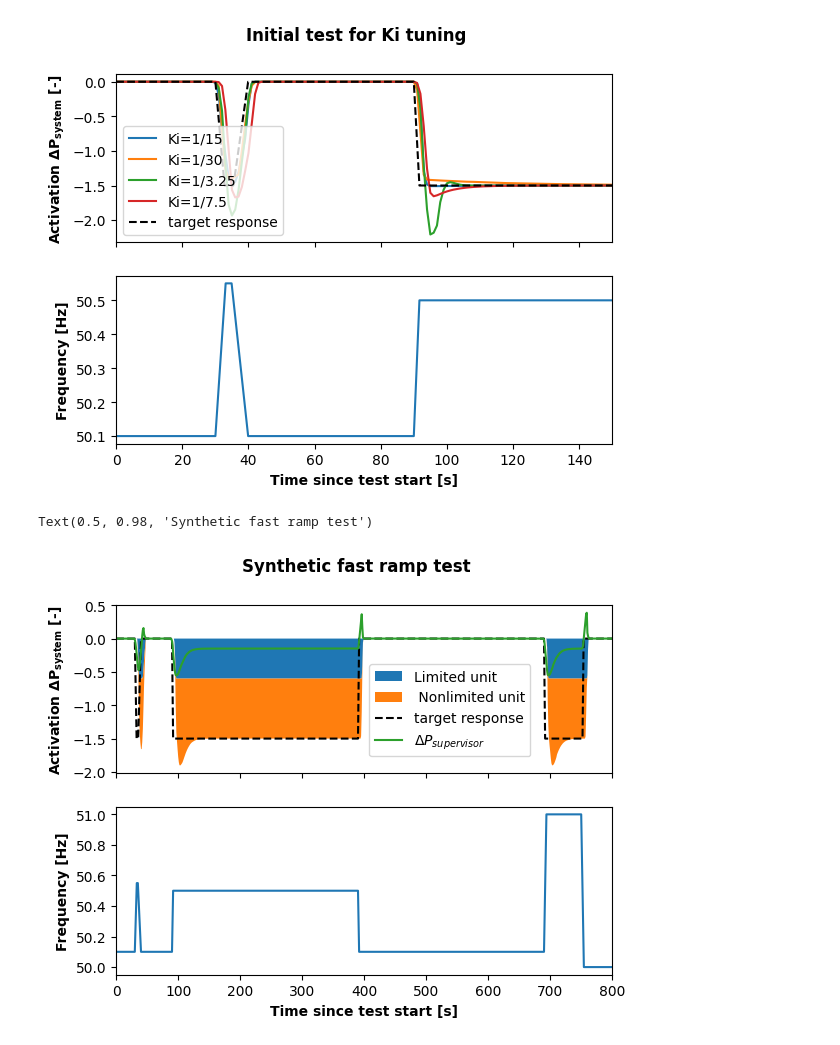
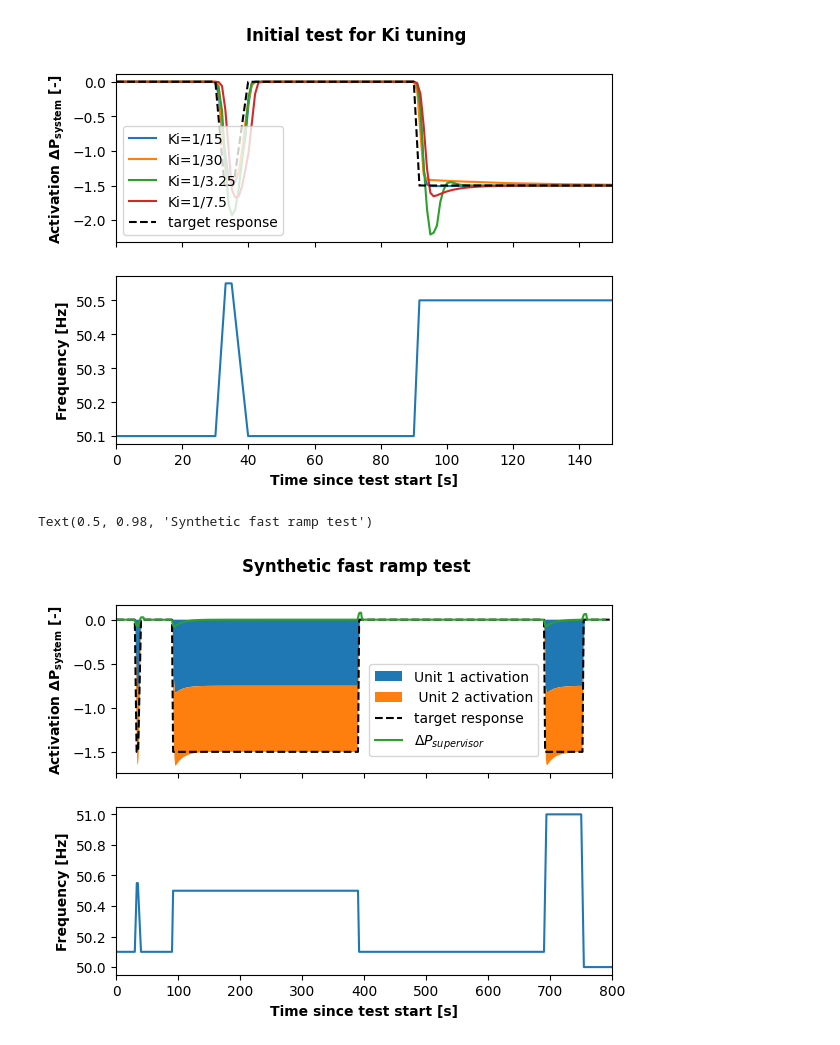
Before and after one commit to MortenHay/Bachelor, a Jupyter notebook: miscplotting.ipynb, the cells around one changed output. Drawn from its saved outputs; the diff is of its cells as text; code cells hidden in the pictures.

```diff
--- a/miscplotting.ipynb
+++ b/miscplotting.ipynb
@@ -150,7 +151,7 @@ fig.suptitle('Initial test for Ki tuning',weight='bold')
 Text(0.5, 0.98, 'Initial test for Ki tuning')
 [figure]
 # %%
-filepath = 'saved/5pi3pcdelay.json'
+filepath = 'saved/fastramp.json'
 #filepath = 'tests/131125,123949.json'
 fig, axs = plt.subplots(2,1,sharex=True)
 with open(filepath) as file:
@@ -167,33 +168,33 @@ df_pivot.index = pd.to_datetime(df_pivot.index, unit="s")
 # Resample the data
 df_resampled = df_pivot.resample("s").mean()
 
 # Interpolate the measurements
 df_resampled = df_resampled.interpolate()
 df_resampled['offset'] = (df_resampled.index - df_resampled.index[0]).total_seconds()
-axs[0].stackplot(df_resampled['offset'],df_resampled['delta P@pi_1'],df_resampled['delta P@pi_2'],labels=['Limited unit',' Nonlimited unit'])
+axs[0].stackplot(df_resampled['offset'],df_resampled['delta P@pi_1'],df_resampled['delta P@pi_2'],labels=['Unit 1 activation',' Unit 2 activation'])
 
 start = dt.datetime.now()
 
 test = synthetics.FastRampTest(start)
 active_bid = 1.5
 ts = np.arange(start,start + dt.timedelta(seconds=800),dt.timedelta(seconds=0.1)).astype(dt.datetime)
 toffs = np.array([(t-start).total_seconds() for t in ts])
 fs = np.array([test.measure_frequency(t) for t in ts])
 dfs = fs-50.1
 R = 0.4/active_bid
 dPs = np.array([clamp(-df/R,-active_bid,0) for df in dfs])
 
 
 axs[0].plot(toffs,dPs,color='black',linestyle='--', label = 'target response')
 axs[0].plot(df_resampled['offset'],df_resampled['delta P supervisor@supervisor'], label = r'$\Delta P_{supervisor}$')
 axs[0].set_xlim(0,800)
 axs[0].legend(loc=(0.51,0.1))
 axs[0].set_ylabel(r'Activation $\mathbf{\Delta P_{system}}$ [-]',weight='bold')
 axs[1].plot(toffs,fs,label = 'frequency')
 axs[1].set_ylabel('Frequency [Hz]',weight='bold')
 axs[1].set_xlabel('Time since test start [s]',weight='bold')
 fig.suptitle('Synthetic fast ramp test',weight='bold')
 # %% [output]
 Text(0.5, 0.98, 'Synthetic fast ramp test')
-[figure, old version]
+[figure, new version]
 # %%
```
Also changed, not shown: parts of 13 cells of this notebook, 5 other files.
